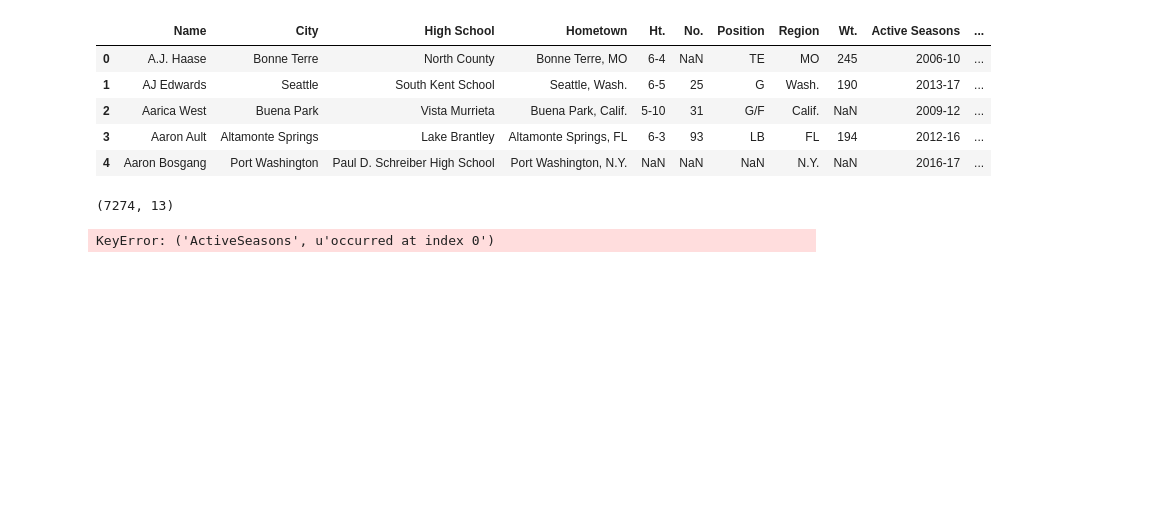
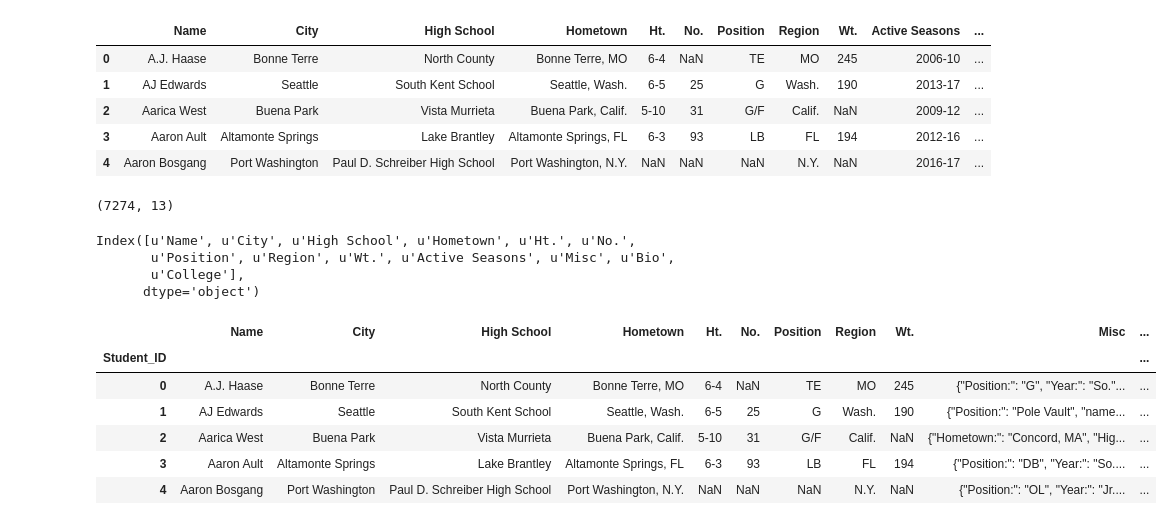
Before and after one commit to hydrosquall/yale_athletics_data, a Jupyter notebook: notebooks/SQL Dump Processing Yale Harvard.ipynb, the cells around one changed output. Saved outputs shown, nothing was run; the diff lists cells and outputs as text; code cells hidden in the pictures; blank space fills up the shorter version.

```diff
--- a/notebooks/SQL Dump Processing Yale Harvard.ipynb
+++ b/notebooks/SQL Dump Processing Yale Harvard.ipynb
@@ -164,13 +162,16 @@ stacked = stacked.set_index(["Student_ID"])
 stacked.shape
 # %% [output]
 (7274, 13)
+# %%
+stacked.columns
+# %% [output]
+Index([u'Name', u'City', u'High School', u'Hometown', u'Ht.', u'No.',
+       u'Position', u'Region', u'Wt.', u'Active Seasons', u'Misc', u'Bio',
+       u'College'],
+      dtype='object')
 # %%
 # Split up the active seasons into start and end
 stacked["StartSeason"] = stacked.apply(lambda x: int(x["Active Seasons"][0:4]), axis=1)
-stacked["EndSeason"] = stacked.apply(lambda x: int(x["ActiveSeasons"][0:2] +
-                                                   x["ActiveSeasons"][-2:]),
+stacked["EndSeason"] = stacked.apply(lambda x: int(x["Active Seasons"][0:2] +
+                                                   x["Active Seasons"][-2:]),
                                      axis=1)
-
-stacked.drop(["Active Seasons"])
-# %% [output]
-KeyError: ('ActiveSeasons', u'occurred at index 0')
@@ -176,0 +180,10 @@ KeyError: ('ActiveSeasons', u'occurred at index 0')
+# %%
+stacked.head()
+# %% [output]
+|  | Name | City | High School | Hometown | Ht. | No. | Position | Region | Wt. | Misc | ... |
+| Student_ID |  |  |  |  |  |  |  |  |  |  | ... |
+| 0 | A.J. Haase | Bonne Terre | North County | Bonne Terre, MO | 6-4 | NaN | TE | MO | 245 | {"Position:": "G", "Year:": "So."... | ... |
+| 1 | AJ Edwards | Seattle | South Kent School | Seattle, Wash. | 6-5 | 25 | G | Wash. | 190 | {"Position:": "Pole Vault", "name... | ... |
+| 2 | Aarica West | Buena Park | Vista Murrieta | Buena Park, Calif. | 5-10 | 31 | G/F | Calif. | NaN | {"Hometown:": "Concord, MA", "Hig... | ... |
+| 3 | Aaron Ault | Altamonte Springs | Lake Brantley | Altamonte Springs, FL | 6-3 | 93 | LB | FL | 194 | {"Position:": "DB", "Year:": "So.... | ... |
+| 4 | Aaron Bosgang | Port Washington | Paul D. Schreiber High School | Port Washington, N.Y. | NaN | NaN | NaN | N.Y. | NaN | {"Position:": "OL", "Year:": "Jr.... | ... |
```
Also changed, not shown: parts of 18 cells of this notebook, 6 other files.
